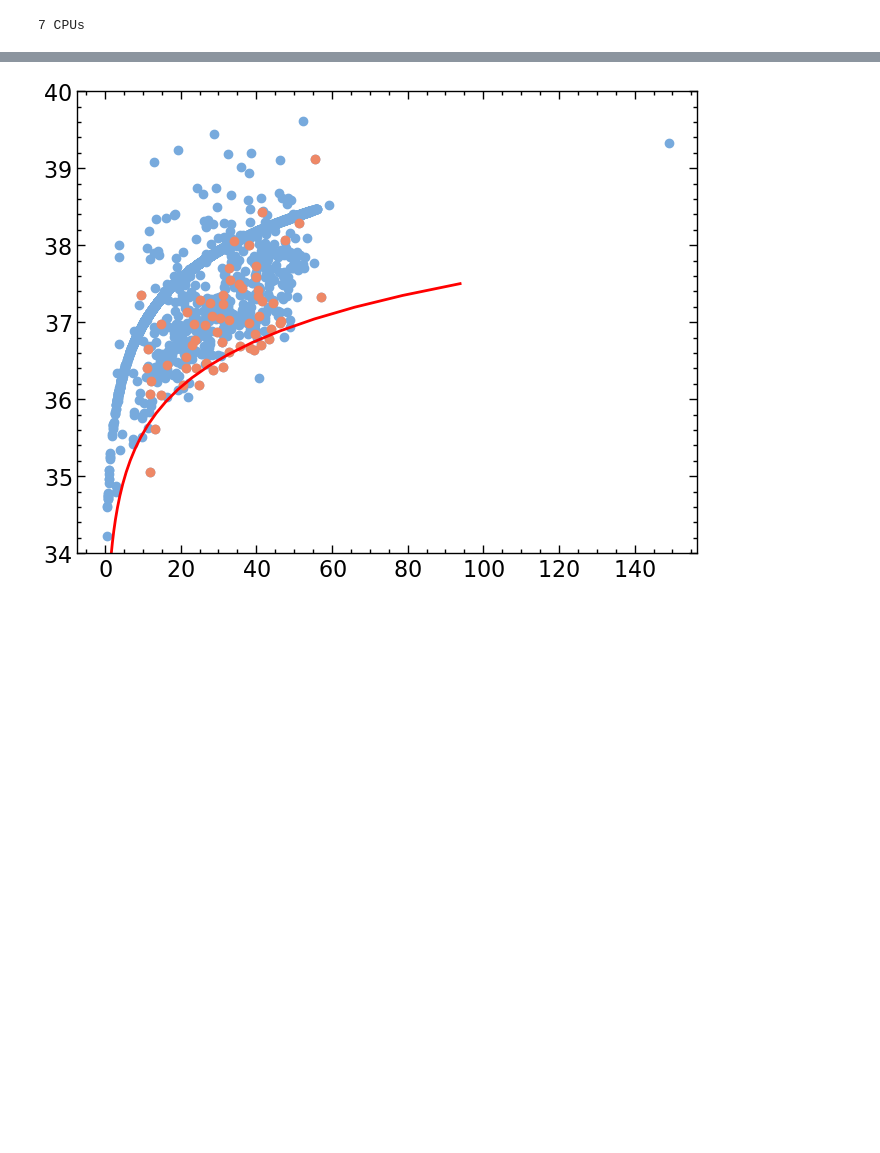
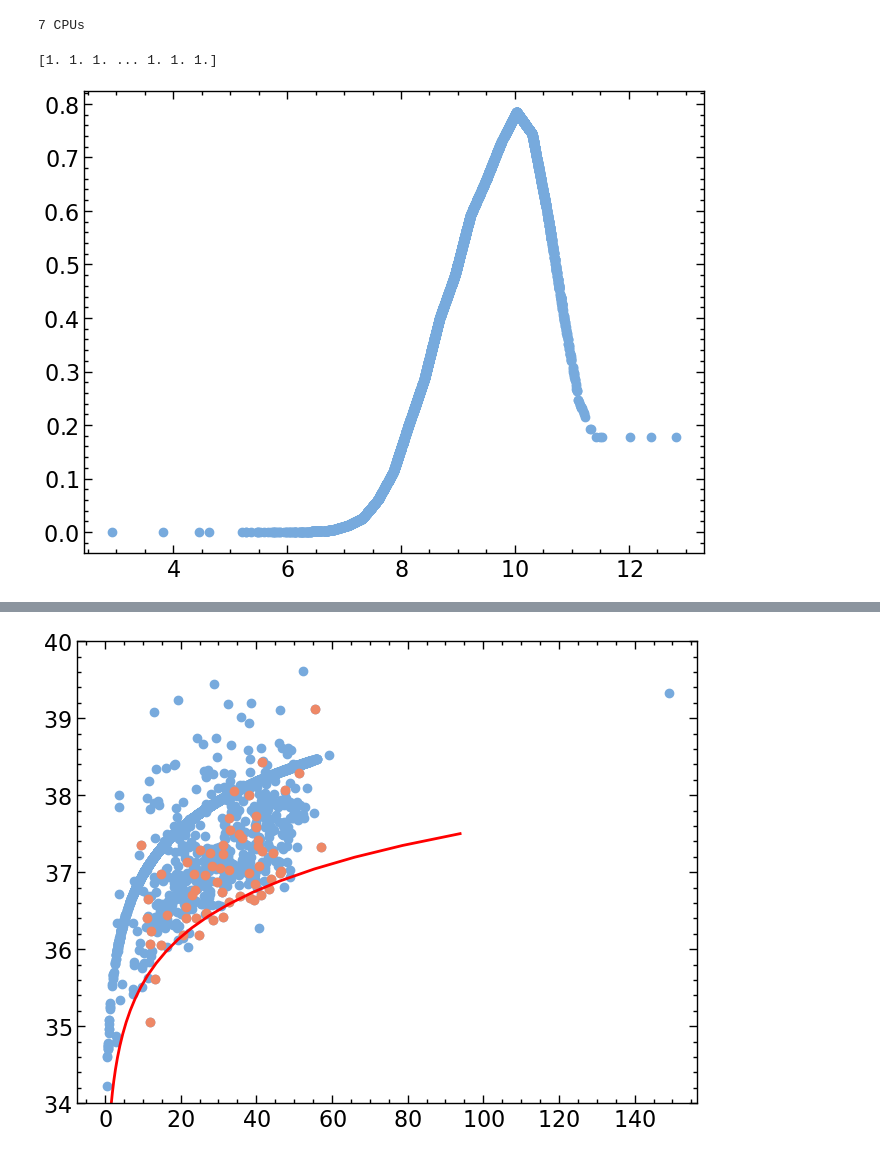
Before and after one commit to burke86/imbh_demographics, a Jupyter notebook: vla.ipynb, the cells around one changed output, grey strips where cells are left out. Drawn from its saved outputs; the diff is of its cells as text; code cells hidden in the pictures; blank space fills up the shorter version.

```diff
--- a/vla.ipynb
+++ b/vla.ipynb
@@ -584,4 +557,69 @@ ncpu = cpu_count() - 1
 print("{0} CPUs".format(ncpu))
 # %% [output]
 7 CPUs
+# %%
+F2L = 4*np.pi*(data_50Mpc['bestdist']*u.Mpc)**2
+_y = np.log10((data_50Mpc['Ftot']*u.mJy * F2L).to(u.erg/u.s, equivalencies=u.spectral_density(3*u.GHz)).value) # 15 % correction
+_yerr = 0.434 * np.log10((data_50Mpc['e_Ftot']*u.mJy * F2L).to(u.erg/u.s, equivalencies=u.spectral_density(3*u.GHz)).value) / _y
+_yerr[~np.isfinite(_yerr)] = -1
+
+#y[~np.isfinite(yerr)] *= 500
+
+_x = data_50Mpc['logmass']
+_xerr = np.sqrt((data_50Mpc['logmass_error'])**2 + 0.3**2)
+
+# Exlude |b| < 30 deg
+mask_b = np.abs(cat_50Mpc.transform_to('galactic').b) > 10*u.deg
+
+# Exlude Virgo and Fornax
+mask_virgo = cat_50Mpc.separation(SkyCoord.from_name('Virgo Cluster')) > 12*u.deg
+mask_fornax = cat_50Mpc.separation(SkyCoord.from_name('Fornax Cluster')) > 1*u.deg
+
+# Visibility
+mask_vis = cat_50Mpc.dec > -40*u.deg
+
+# Mask
+mask_valid = mask_b & mask_virgo & mask_fornax & np.isfinite(_x) & np.isfinite(_y) & (data_50Mpc['z_gama'] < 0.012) & (data_50Mpc['z_dr16'] < 0.012) & mask_vis
+x = _x[mask_valid]
+xerr = _xerr[mask_valid]
+y = _y[mask_valid]
+yerr = _yerr[mask_valid]
+dist = data_50Mpc['bestdist'].copy()[mask_valid]
+colortype = data_50Mpc['best_type'].copy()[mask_valid]
+d25 = data_50Mpc['d25'].copy()[mask_valid]*60 # arcsec
+mask_nod25 = ~np.isfinite(d25)
+# 2 R50 = R100
+# 2 R100 = d
+# Start with size-mass relation
+d25[mask_nod25 & (colortype=='early')] = 4 * 3.47*1e-5*(10**(x[mask_nod25 & (colortype=='early')]))**0.56 # 0.5 dex scatter
+d25[mask_nod25 & (colortype=='late')] = 4 * 0.1*(10**(x[mask_nod25 & (colortype=='late')]))**0.14 * (1 + 10**(x[mask_nod25 & (colortype=='late')])/(3.98*1e10))**(0.39 - 0.14) # 0.5 dex scatter
+d25[mask_nod25] = d25[mask_nod25] * cosmo.arcsec_per_kpc_proper(z_at_value(cosmo.comoving_distance, dist[mask_nod25]*u.Mpc)).value
+# Start with average value for galaxies without best type
+n = np.full(len(x), 2.5)
+n[colortype=='early'] = 4.0
+n[colortype=='late'] = 1.0
+print(n)
+
+logLIR = data_50Mpc['logLIR'][mask_valid]
+logLIRerr = data_50Mpc['logLIR_err'][mask_valid]
+
+
+p_obs = np.clip(np.interp(x, np.log10(M), np.mean(completeness_50MGC, axis=1)), 1e-6, 1)
+#p_obs = np.ones_like(x)
+plt.scatter(x, p_obs)
+
+# Save the input for multiwavelength analysis!
+tvar = Table([x, y, xerr, yerr, logLIR, logLIRerr, d25, n, p_obs], names=['x', 'y', 'xerr', 'yerr', 'loglir', 'loglirerr', 'd25', 'n', 'pobs'])
+tvar.write('tvla.txt', overwrite=True, format='ascii')
+
+## INFERENCE
+
+nsamp=500
+nburn=200
+scale_hist=1
+color='C2'
+ylims=[None, None]
+# %% [output]
+[1. 1. 1. ... 1. 1. 1.]
+[figure, added]
 # %%
```
Also changed, not shown: parts of 14 cells of this notebook.
